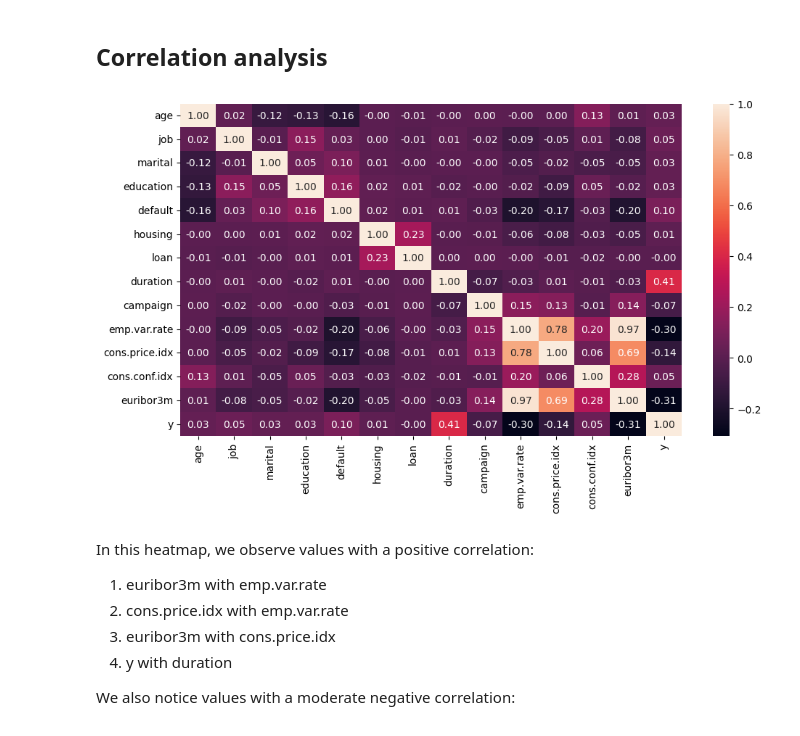
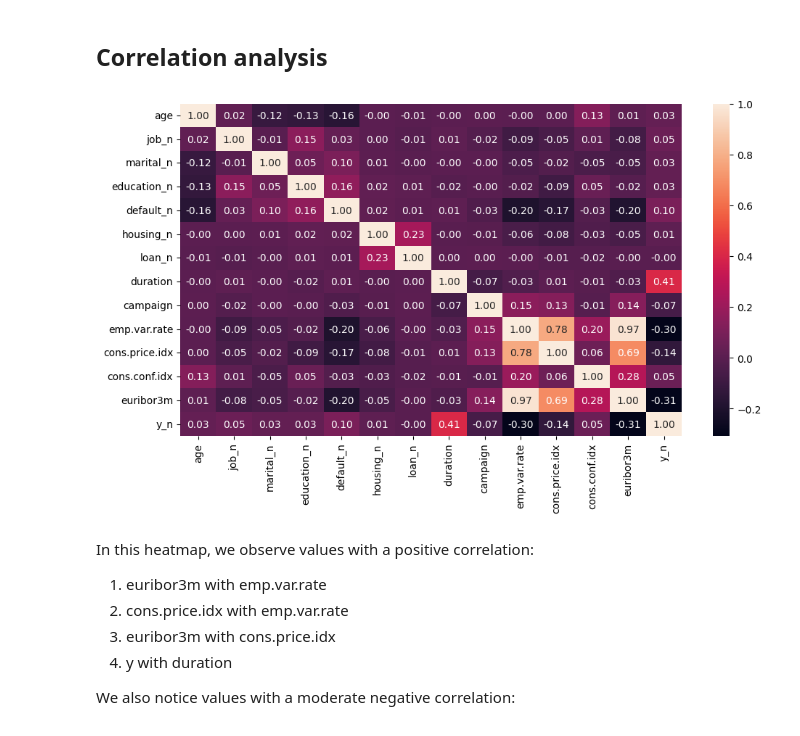
Before and after one commit to LAFG16/machine-learning-logistic-regression, a Jupyter notebook: src/EDA_explore.ipynb, the cells around one changed output. Saved outputs shown, nothing was run; the diff lists cells and outputs as text; code cells hidden in the pictures.

```diff
--- a/src/EDA_explore.ipynb
+++ b/src/EDA_explore.ipynb
@@ -329,14 +329,3 @@ In these graphs, we can observe:
 5) The majority of individuals without a personal loan have a housing loan.
 # %% [markdown]
 ### Combinations of class with various predictors.
-# %%
-factorize_list = ["job", "marital", "education", "default", "housing", "loan", "y"]
-factorize_dict = {}
-for column in total_data.columns:
-    if column in factorize_list:
-        factorize_result = pd.factorize(total_data[column])
-        total_data[column] = factorize_result[0]
-        factorize_dict[column] = {
-            'original_values': list(np.unique(factorize_result[1])),
-            'factorized_values': list(np.unique(factorize_result[0]))
-        }
@@ -363,3 +332,11 @@ factorize_dict
+# %%
+total_data["job_n"] = pd.factorize(total_data["job"])[0]
+total_data["marital_n"] = pd.factorize(total_data["marital"])[0]
+total_data["education_n"] = pd.factorize(total_data["education"])[0]
+total_data["default_n"] = pd.factorize(total_data["default"])[0]
+total_data["housing_n"] = pd.factorize(total_data["housing"])[0]
+total_data["loan_n"] = pd.factorize(total_data["loan"])[0]
+total_data["y_n"] = pd.factorize(total_data["y"])[0]
 # %%
 fig, axis = plt.subplots(2, 2, figsize = (10, 7))
 
@@ -405,13 +382,13 @@ In the second graph, we notice a negative correlation between emp.var.rate and w
 # %%
 fig, axis = plt.subplots(figsize = (10, 6))
 
-sns.heatmap(total_data.corr(), annot = True, fmt = ".2f")
+sns.heatmap(total_data[["age", "job_n", "marital_n", "education_n", "default_n", "housing_n", "loan_n", "duration", "campaign", "emp.var.rate", "cons.price.idx", "cons.conf.idx", "euribor3m", "y_n"]].corr(), annot = True, fmt = ".2f")
 
 plt.tight_layout()
 
 plt.show()
 # %% [output]
-[figure, old version]
+[figure, new version]
 # %% [markdown]
 In this heatmap, we observe values with a positive correlation:
 
```
Also changed, not shown: parts of 22 cells of this notebook, 3 other files.
